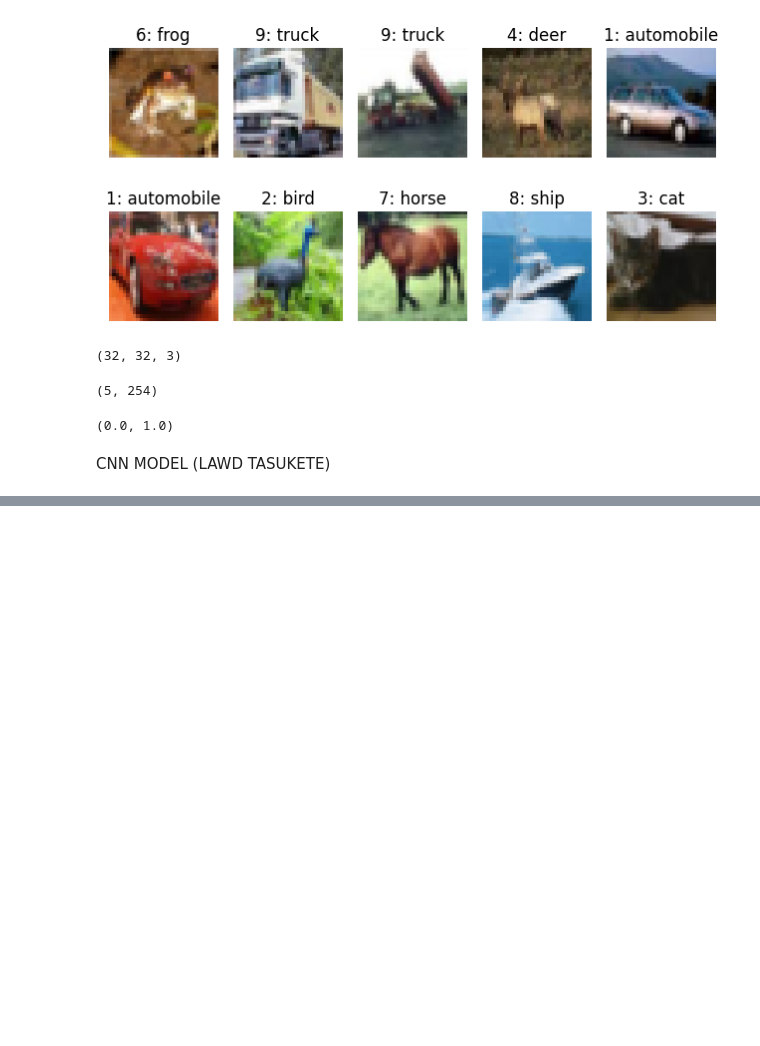
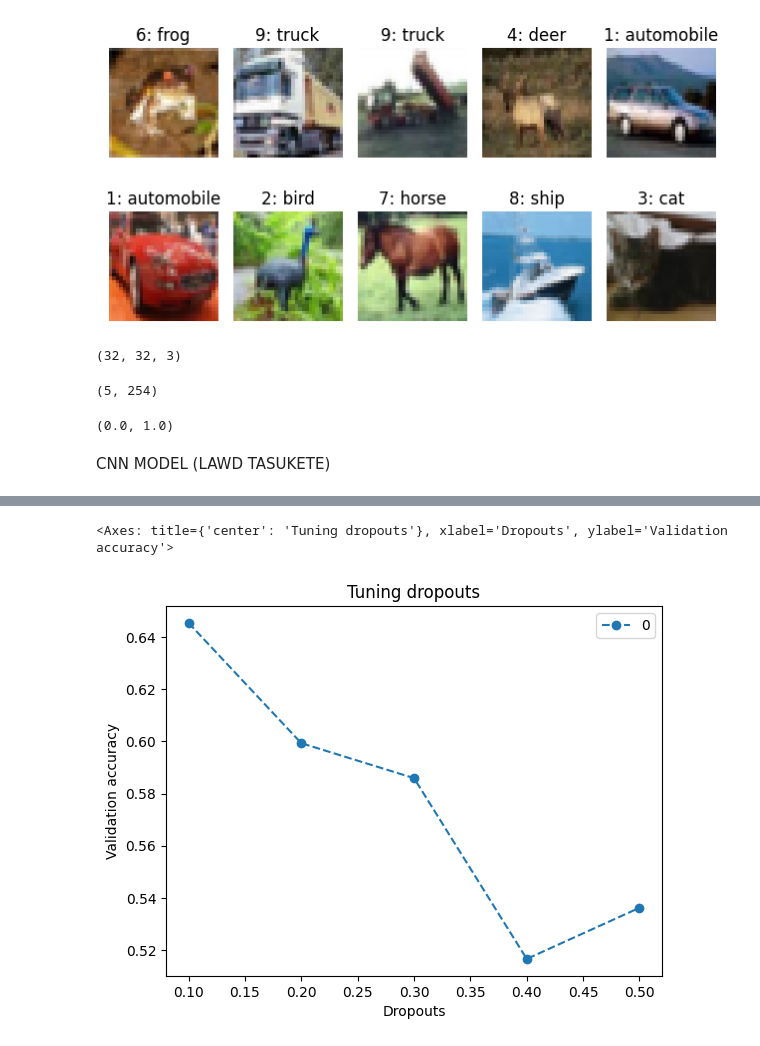
Before and after one commit to Buriiboo/Brian-Gomez-Santiestevez-OPA23GB, a Jupyter notebook: lecturenotes.ipynb, the cells around one changed output, grey strips where cells are left out. Drawn from its saved outputs; the diff is of its cells as text; code cells hidden in the pictures; blank space fills up the shorter version.

```diff
--- a/lecturenotes.ipynb
+++ b/lecturenotes.ipynb
@@ -316,0 +390,26 @@ NameError: name 'model' is not defined
+# %%
+#short patience
+early_stopper= EarlyStopping(monitor="val_loss", mode="min", patience=3, restore_best_weights=True
+)
+
+def evaluate_model(**kwargs):
+    model = cnn_model(**kwargs)
+
+    model.fit(scaled_x_train,
+        y_train,
+        epochs=10,
+        callbacks=[early_stopper],
+        validation_split=1/5
+    )
+
+    metrics = pd.DataFrame(model.history.history)
+    #gets last epochs vaildation accuracy
+    val_acc = metrics["val_acc"].iloc[-1]
+
+    return val_acc
+# %%
+dropout_accuracies = {}
+
+for dropout_rate in np.arange(.1, .6, .1):
+    dropout_rate = np.round(dropout_rate,1)
+    dropout_accuracies[dropout_rate] = evaluate_model(dropout_rate=dropout_rate)
@@ -316,0 +434,7 @@ NameError: name 'model' is not defined
+# %%
+pd.DataFrame(dropout_accuracies.values(), index=dropout_accuracies.keys()).plot(
+    title="Tuning dropouts", xlabel="Dropouts", ylabel="Validation accuracy", style = "--o"
+)
+# %% [output]
+<Axes: title={'center': 'Tuning dropouts'}, xlabel='Dropouts', ylabel='Validation accuracy'>
+[figure, added]
```
Also changed, not shown: parts of 6 cells of this notebook, 6 other files.
